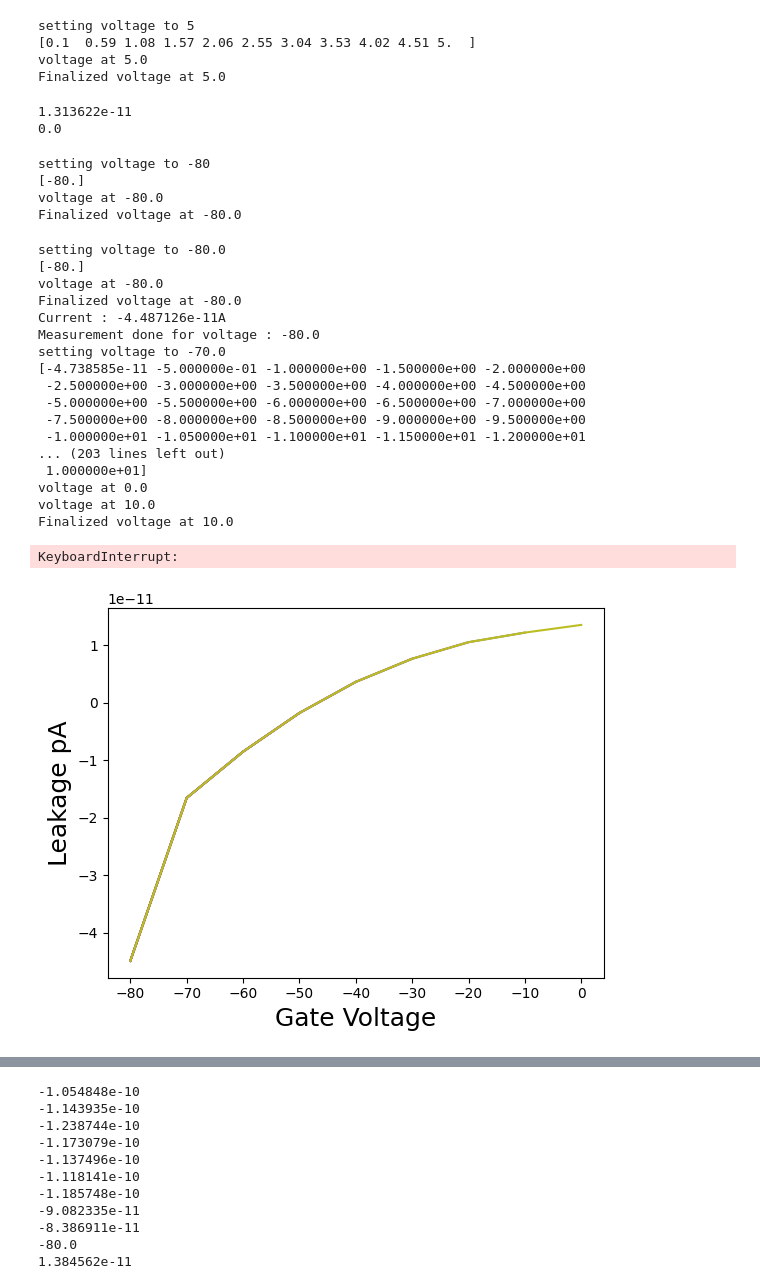
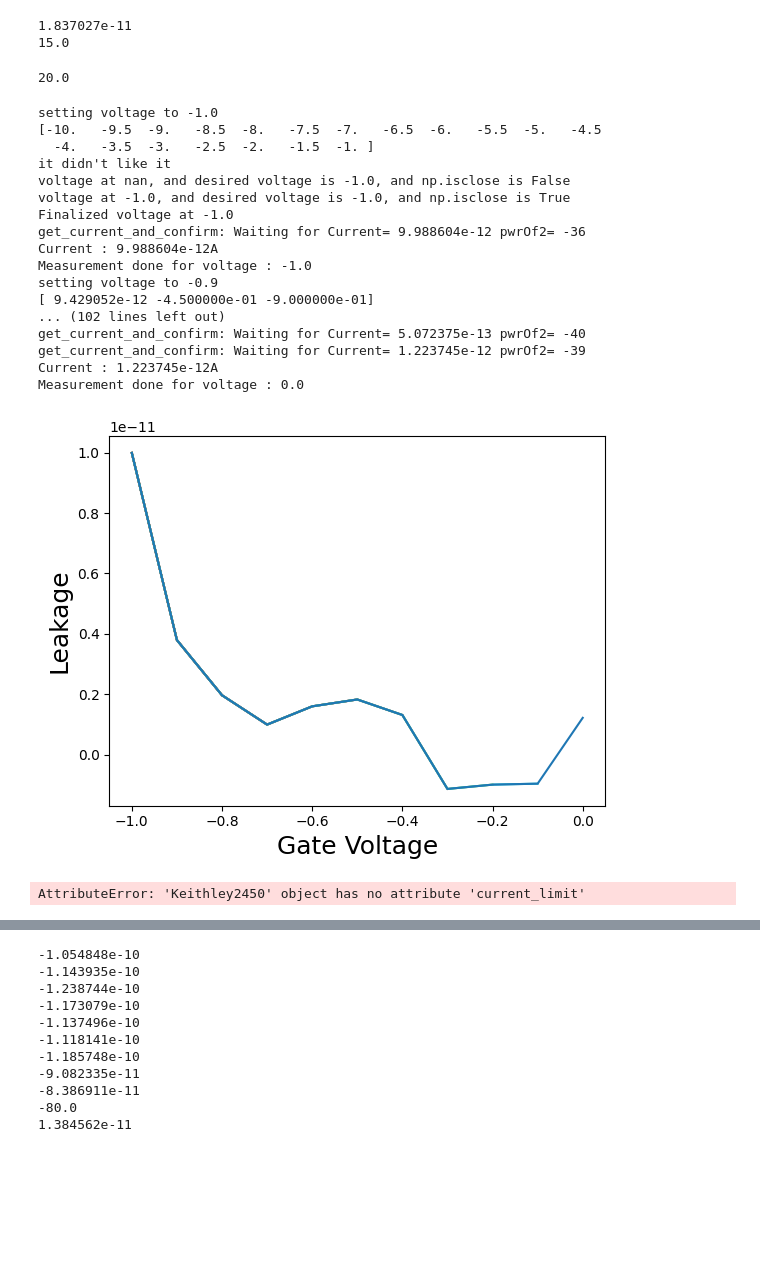
Before and after one commit to OrionSmedley/SagnacOperatingSys, a Jupyter notebook: sagnac_control/VoltageSweep.ipynb, the cells around one changed output, grey strips where cells are left out. Drawn from its saved outputs; the diff is of its cells as text; code cells hidden in the pictures; blank space fills up the shorter version.

```diff
--- a/sagnac_control/VoltageSweep.ipynb
+++ b/sagnac_control/VoltageSweep.ipynb
@@ -16,4 +16,4 @@ from glob import glob
 import os
 import sys
 # %%
-myKeithley = Keithley2400(4)
+myKeithley = Keithley2450(4)
@@ -71,30 +51,23 @@ def ramp_to_voltage_and_confirm(desiredvoltage,stepsize = 0.5,pause=0.2):
     nowishVoltage = np.nan
     # nowishVoltage2 = np.nan
 
-    while nowishVoltage != desiredvoltage:
+    while np.isclose(nowishVoltage,desiredvoltage,rtol=1e-4) == False: #atol=0.001
         try:
             nowishVoltage = get_source_voltage_and_confirm() #myKeithley.source_voltage
             # nowishVoltage = myKeithley.voltage
         except:
             print("it didn't like it")
 
-        print(f"voltage at {nowishVoltage}")
+        print(f"voltage at {nowishVoltage}, and desired voltage is {desiredvoltage}, and np.isclose is {np.isclose(nowishVoltage,desiredvoltage,rtol=1e-4)}")
         sleep(2)
 
     print(f"Finalized voltage at {myKeithley.source_voltage}")
-# %%
-ramp_to_voltage_and_confirm(5)
-# %% [output]
-setting voltage to 5
-[0.1  0.59 1.08 1.57 2.06 2.55 3.04 3.53 4.02 4.51 5.  ]
-voltage at 5.0
-Finalized voltage at 5.0
 # %%
 print(get_current_and_confirm())
 print(get_source_voltage_and_confirm())
 # %% [output]
-1.313622e-11
-0.0
+1.837027e-11
+15.0
 # %%
 def gating_rxx(Vmin, Vmax, Vstep, average,file_path,sample_name):
     VdataPoints= int(np.absolute(Vmax-Vmin)/Vstep)+1
@@ -137,38 +112,39 @@ def gating_rxx(Vmin, Vmax, Vstep, average,file_path,sample_name):
 
     #reset voltage after experiment
     # myKeithley.ramp_to_voltage(0, steps = int(VdataPoints), pause=0.2)
-# %%
-ramp_to_voltage_and_confirm(-80)
-# %% [output]
-setting voltage to -80
-[-80.]
-voltage at -80.0
-Finalized voltage at -80.0
+# %%
+myKeithley.source_voltage_range = 3
+myKeithley.source_voltage_range
+# %% [output]
+20.0
 # %%
-file_path='C:/Users/Ralph Group/Documents/Data/TiffanyFilms/NiFerritePostPaterning/IV/'
-sample_name='2450_postBroken_80V_run2'
+file_path='C:/Users/Ralph Group/Documents/Data/TiffanyFilms/NiFerritePostGraphene/IV/'
+sample_name='NIFO_grapheneGate_laserOn_postZapData_1'
 average = 1
-gating_rxx(-80, 80, 10, average,file_path,sample_name)
+gating_rxx(-1, 0, 0.1, average,file_path,sample_name)
 # %% [output]
-setting voltage to -80.0
-[-80.]
-voltage at -80.0
-Finalized voltage at -80.0
-Current : -4.487126e-11A
-Measurement done for voltage : -80.0
-setting voltage to -70.0
-[-4.738585e-11 -5.000000e-01 -1.000000e+00 -1.500000e+00 -2.000000e+00
- -2.500000e+00 -3.000000e+00 -3.500000e+00 -4.000000e+00 -4.500000e+00
- -5.000000e+00 -5.500000e+00 -6.000000e+00 -6.500000e+00 -7.000000e+00
- -7.500000e+00 -8.000000e+00 -8.500000e+00 -9.000000e+00 -9.500000e+00
- -1.000000e+01 -1.050000e+01 -1.100000e+01 -1.150000e+01 -1.200000e+01
-... (203 lines left out)
- 1.000000e+01]
-voltage at 0.0
-voltage at 10.0
-Finalized voltage at 10.0
+setting voltage to -1.0
+[-10.   -9.5  -9.   -8.5  -8.   -7.5  -7.   -6.5  -6.   -5.5  -5.   -4.5
+  -4.   -3.5  -3.   -2.5  -2.   -1.5  -1. ]
+it didn't like it
+voltage at nan, and desired voltage is -1.0, and np.isclose is False
+voltage at -1.0, and desired voltage is -1.0, and np.isclose is True
+Finalized voltage at -1.0
+get_current_and_confirm: Waiting for Current= 9.988604e-12 pwrOf2= -36
+Current : 9.988604e-12A
+Measurement done for voltage : -1.0
+setting voltage to -0.9
+[ 9.429052e-12 -4.500000e-01 -9.000000e-01]
+... (102 lines left out)
+get_current_and_confirm: Waiting for Current= 5.072375e-13 pwrOf2= -40
+get_current_and_confirm: Waiting for Current= 1.223745e-12 pwrOf2= -39
+Current : 1.223745e-12A
+Measurement done for voltage : 0.0
-KeyboardInterrupt:
-[figure, old version]
+[figure, new version]
+# %%
+myKeithley.current_limit
+# %% [output]
+AttributeError: 'Keithley2450' object has no attribute 'current_limit'
 # %%
 # myKeithley.current
 # %%
```
Also changed, not shown: parts of 6 cells of this notebook, 6 other files.
